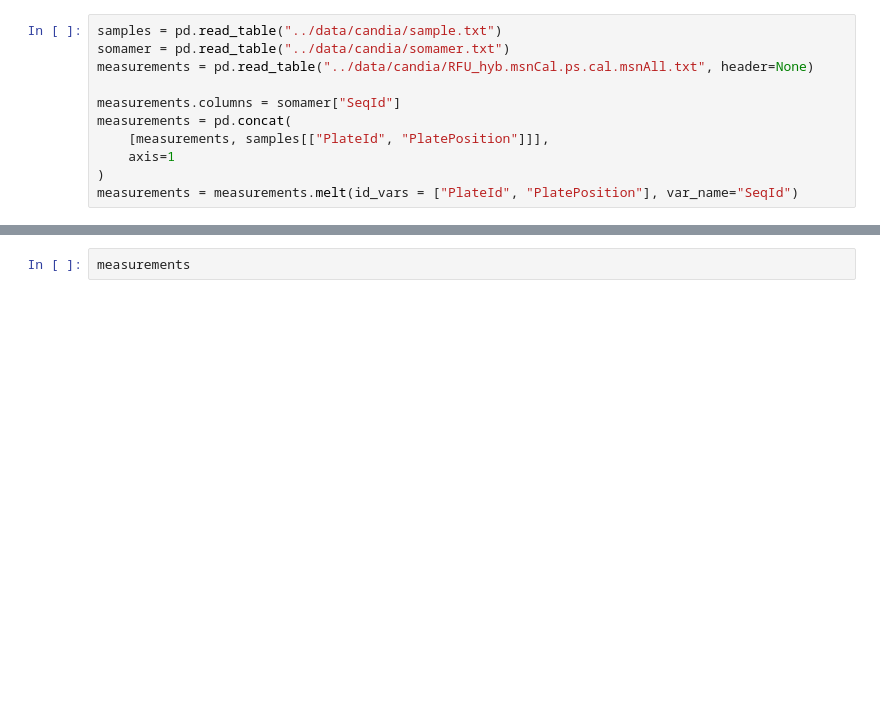
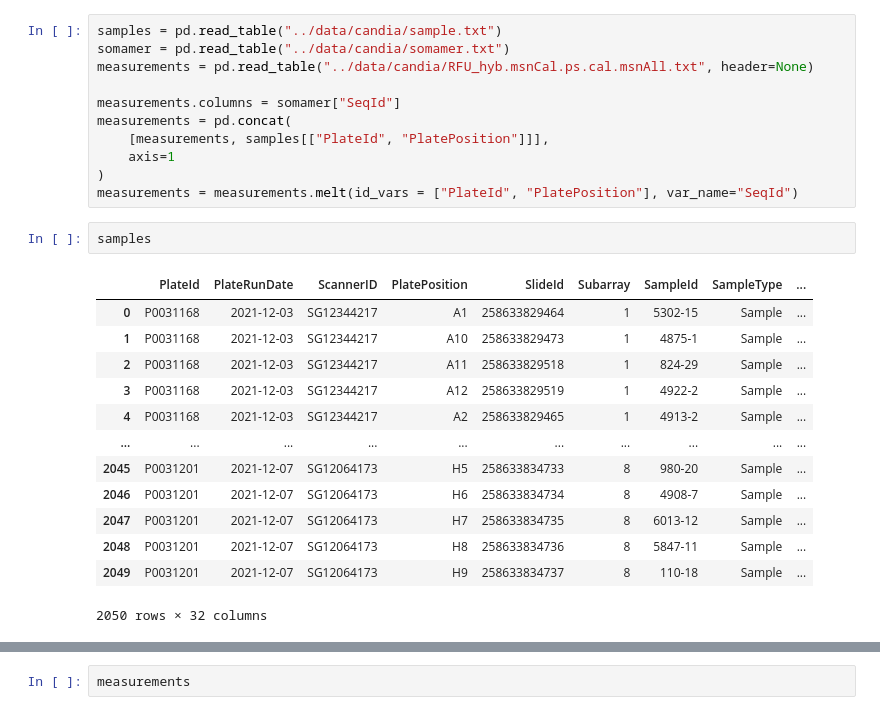
Before and after one commit to AnthonyOfSeattle/affinity-proteomics-notebook, a Jupyter notebook: work/2026_09_09_investigating_candia_dispersion.ipynb, the cells around one changed output, grey strips where cells are left out. Cells and saved outputs as stored; diff of their text form; blank space fills up the shorter version.

```diff
--- a/work/2026_09_09_investigating_candia_dispersion.ipynb
+++ b/work/2026_09_09_investigating_candia_dispersion.ipynb
@@ -20,3 +24,19 @@ measurements = pd.concat(
     axis=1
 )
 measurements = measurements.melt(id_vars = ["PlateId", "PlatePosition"], var_name="SeqId")
+# %%
+samples
+# %% [output]
+|  | PlateId | PlateRunDate | ScannerID | PlatePosition | SlideId | Subarray | SampleId | SampleType | ... |
+| 0 | P0031168 | 2021-12-03 | SG12344217 | A1 | 258633829464 | 1 | 5302-15 | Sample | ... |
+| 1 | P0031168 | 2021-12-03 | SG12344217 | A10 | 258633829473 | 1 | 4875-1 | Sample | ... |
+| 2 | P0031168 | 2021-12-03 | SG12344217 | A11 | 258633829518 | 1 | 824-29 | Sample | ... |
+| 3 | P0031168 | 2021-12-03 | SG12344217 | A12 | 258633829519 | 1 | 4922-2 | Sample | ... |
+| 4 | P0031168 | 2021-12-03 | SG12344217 | A2 | 258633829465 | 1 | 4913-2 | Sample | ... |
+| ... | ... | ... | ... | ... | ... | ... | ... | ... | ... |
+| 2045 | P0031201 | 2021-12-07 | SG12064173 | H5 | 258633834733 | 8 | 980-20 | Sample | ... |
+| 2046 | P0031201 | 2021-12-07 | SG12064173 | H6 | 258633834734 | 8 | 4908-7 | Sample | ... |
+| 2047 | P0031201 | 2021-12-07 | SG12064173 | H7 | 258633834735 | 8 | 6013-12 | Sample | ... |
+| 2048 | P0031201 | 2021-12-07 | SG12064173 | H8 | 258633834736 | 8 | 5847-11 | Sample | ... |
+| 2049 | P0031201 | 2021-12-07 | SG12064173 | H9 | 258633834737 | 8 | 110-18 | Sample | ... |
+2050 rows × 32 columns
```
Also changed, not shown: parts of 12 cells of this notebook.
